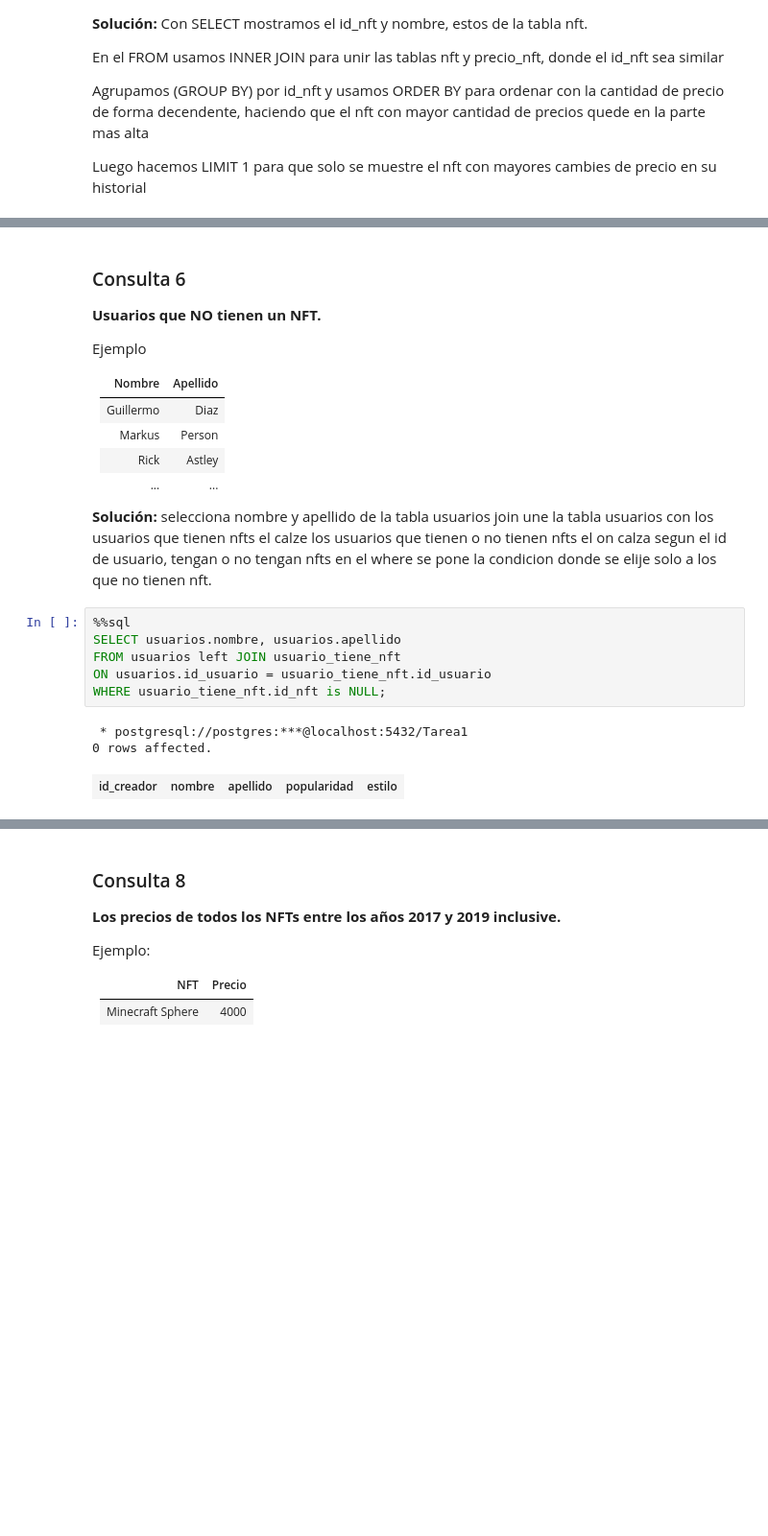
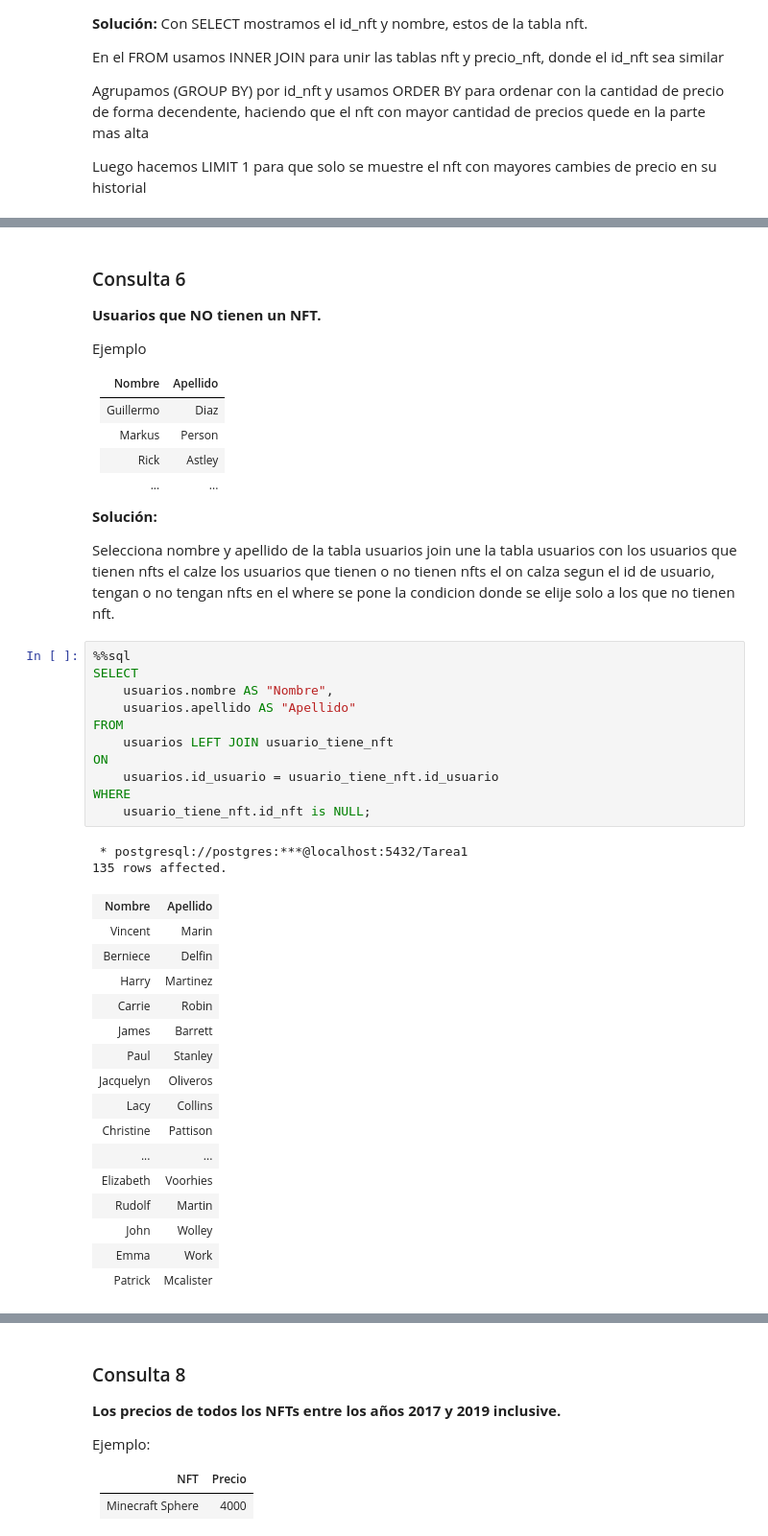
Before and after one commit to JoaquinPabst/Tareas-Grupo7, a Jupyter notebook: Tarea-1-Grupo7/Tarea1_Grupo7.ipynb, the cells around one changed output, grey strips where cells are left out. Shown at 96% size. Saved outputs shown, nothing was run; the diff lists cells and outputs as text; blank space fills up the shorter version.

```diff
--- a/Tarea-1-Grupo7/Tarea1_Grupo7.ipynb
+++ b/Tarea-1-Grupo7/Tarea1_Grupo7.ipynb
@@ -518,21 +523,43 @@ Ejemplo
 |Rick   | Astley |
 |... | ...|
 
-**Solución:** selecciona nombre y apellido de la tabla usuarios
+**Solución:**
+
+Selecciona nombre y apellido de la tabla usuarios
 join une la tabla usuarios con los usuarios que tienen nfts
 el calze los usuarios que tienen o no tienen nfts
 el on calza segun el id de usuario, tengan o no tengan nfts
 en el where se pone la condicion donde se elije solo a los que no tienen nft.
 # %%
 %%sql
-SELECT usuarios.nombre, usuarios.apellido
-FROM usuarios left JOIN usuario_tiene_nft
-ON usuarios.id_usuario = usuario_tiene_nft.id_usuario
-WHERE usuario_tiene_nft.id_nft is NULL;
+SELECT
+    usuarios.nombre AS "Nombre",
+    usuarios.apellido AS "Apellido"
+FROM
+    usuarios LEFT JOIN usuario_tiene_nft
+ON
+    usuarios.id_usuario = usuario_tiene_nft.id_usuario
+WHERE
+    usuario_tiene_nft.id_nft is NULL;
 # %% [output]
  * postgresql://postgres:***@localhost:5432/Tarea1
-0 rows affected.
+135 rows affected.
-| id_creador | nombre | apellido | popularidad | estilo |
+| Nombre | Apellido |
+| Vincent | Marin |
+| Berniece | Delfin |
+| Harry | Martinez |
+| Carrie | Robin |
+| James | Barrett |
+| Paul | Stanley |
+| Jacquelyn | Oliveros |
+| Lacy | Collins |
+| Christine | Pattison |
+| ... | ... |
+| Elizabeth | Voorhies |
+| Rudolf | Martin |
+| John | Wolley |
+| Emma | Work |
+| Patrick | Mcalister |
 # %% [markdown]
 ### Consulta 7
 **Top 4 NFTs más caros actualmente de un id_tipo X .**
```
Also changed, not shown: parts of 14 cells of this notebook.
